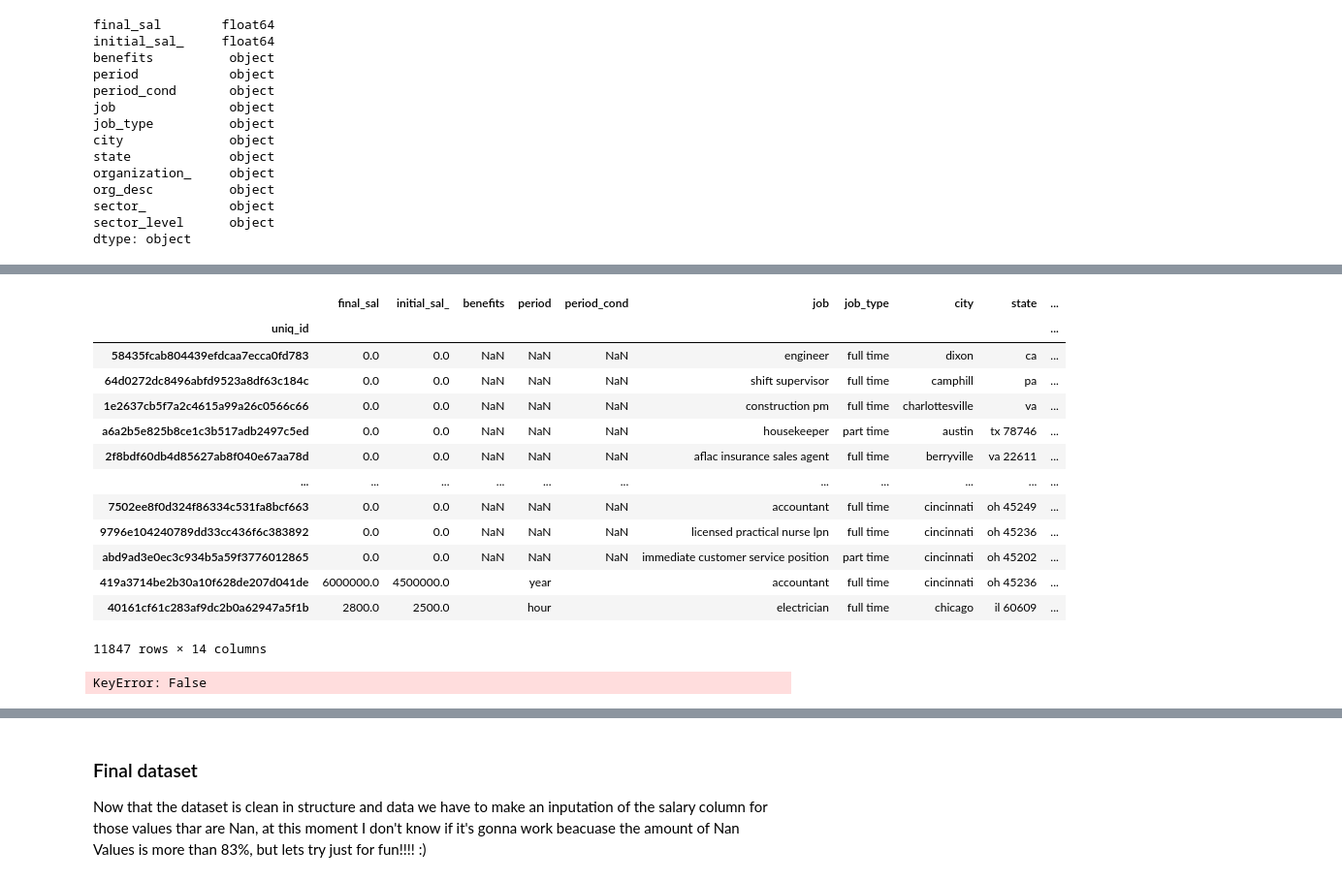
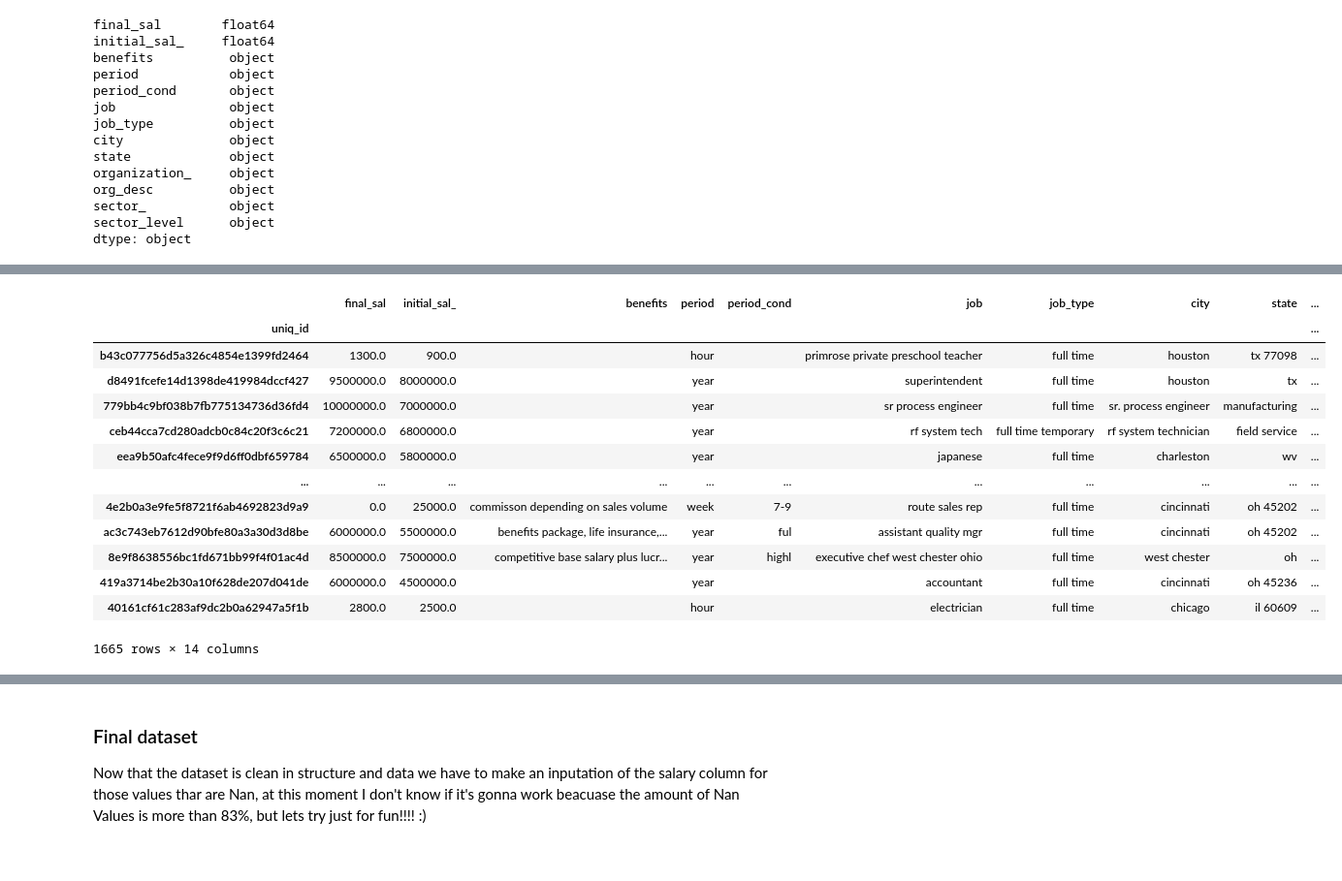
Before and after one commit to yohan-alfonso/Data_Cleansing_with_Python, a Jupyter notebook: main.ipynb, the cells around one changed output, grey strips where cells are left out. Shown at 97% size. Saved outputs shown, nothing was run; the diff lists cells and outputs as text; code cells hidden in the pictures.

```diff
--- a/main.ipynb
+++ b/main.ipynb
@@ -881,29 +1009,17 @@ dtype: object
 # %%
-df_9['mean_salary']=""
+df_9[df_9['mean_salary']!=0]
+# %% [output]
+|  | final_sal | initial_sal_ | benefits | period | period_cond | job | job_type | city | state | ... |
+| uniq_id |  |  |  |  |  |  |  |  |  | ... |
+| b43c077756d5a326c4854e1399fd2464 | 1300.0 | 900.0 |  | hour |  | primrose private preschool teacher | full time | houston | tx 77098 | ... |
+| d8491fcefe14d1398de419984dccf427 | 9500000.0 | 8000000.0 |  | year |  | superintendent | full time | houston | tx | ... |
+| 779bb4c9bf038b7fb775134736d36fd4 | 10000000.0 | 7000000.0 |  | year |  | sr process engineer | full time | sr. process engineer | manufacturing | ... |
+| ceb44cca7cd280adcb0c84c20f3c6c21 | 7200000.0 | 6800000.0 |  | year |  | rf system tech | full time temporary | rf system technician | field service | ... |
+| eea9b50afc4fece9f9d6ff0dbf659784 | 6500000.0 | 5800000.0 |  | year |  | japanese | full time | charleston | wv | ... |
+| ... | ... | ... | ... | ... | ... | ... | ... | ... | ... | ... |
+| 4e2b0a3e9fe5f8721f6ab4692823d9a9 | 0.0 | 25000.0 | commisson depending on sales volume | week | 7-9 | route sales rep | full time | cincinnati | oh 45202 | ... |
+| ac3c743eb7612d90bfe80a3a30d3d8be | 6000000.0 | 5500000.0 | benefits package, life insurance,... | year | ful | assistant quality mgr | full time | cincinnati | oh 45202 | ... |
+| 8e9f8638556bc1fd671bb99f4f01ac4d | 8500000.0 | 7500000.0 | competitive base salary plus lucr... | year | highl | executive chef west chester ohio | full time | west chester | oh | ... |
+| 419a3714be2b30a10f628de207d041de | 6000000.0 | 4500000.0 |  | year |  | accountant | full time | cincinnati | oh 45236 | ... |
+| 40161cf61c283af9dc2b0a62947a5f1b | 2800.0 | 2500.0 |  | hour |  | electrician | full time | chicago | il 60609 | ... |
+1665 rows × 14 columns
-# %%
-df_9
-# %% [output]
-|  | final_sal | initial_sal_ | benefits | period | period_cond | job | job_type | city | state | ... |
-| uniq_id |  |  |  |  |  |  |  |  |  | ... |
-| 58435fcab804439efdcaa7ecca0fd783 | 0.0 | 0.0 | NaN | NaN | NaN | engineer | full time | dixon | ca | ... |
-| 64d0272dc8496abfd9523a8df63c184c | 0.0 | 0.0 | NaN | NaN | NaN | shift supervisor | full time | camphill | pa | ... |
-| 1e2637cb5f7a2c4615a99a26c0566c66 | 0.0 | 0.0 | NaN | NaN | NaN | construction pm | full time | charlottesville | va | ... |
-| a6a2b5e825b8ce1c3b517adb2497c5ed | 0.0 | 0.0 | NaN | NaN | NaN | housekeeper | part time | austin | tx 78746 | ... |
-| 2f8bdf60db4d85627ab8f040e67aa78d | 0.0 | 0.0 | NaN | NaN | NaN | aflac insurance sales agent | full time | berryville | va 22611 | ... |
-| ... | ... | ... | ... | ... | ... | ... | ... | ... | ... | ... |
-| 7502ee8f0d324f86334c531fa8bcf663 | 0.0 | 0.0 | NaN | NaN | NaN | accountant | full time | cincinnati | oh 45249 | ... |
-| 9796e104240789dd33cc436f6c383892 | 0.0 | 0.0 | NaN | NaN | NaN | licensed practical nurse lpn | full time | cincinnati | oh 45236 | ... |
-| abd9ad3e0ec3c934b5a59f3776012865 | 0.0 | 0.0 | NaN | NaN | NaN | immediate customer service position | part time | cincinnati | oh 45202 | ... |
-| 419a3714be2b30a10f628de207d041de | 6000000.0 | 4500000.0 |  | year |  | accountant | full time | cincinnati | oh 45236 | ... |
-| 40161cf61c283af9dc2b0a62947a5f1b | 2800.0 | 2500.0 |  | hour |  | electrician | full time | chicago | il 60609 | ... |
-11847 rows × 14 columns
-# %%
-#df_9.iloc[:,1:2]==2500
-if df_9[df_9['initial_sal_'].any()== 0]:
-    df_9['mean_salary'] = df_9['final_sal']
-#elif df_9[df_9['final_sal'].any() == 0]:
-#    df_9['salary_mean'] = df_9['initial_sal_']
-#else:
-#    df_9['salary_mean'] = (df_9['salary_mean']+df_9['initial_sal_'])/2
-# %% [output]
-KeyError: False
```
Also changed, not shown: parts of 16 cells of this notebook, 4 other files.
